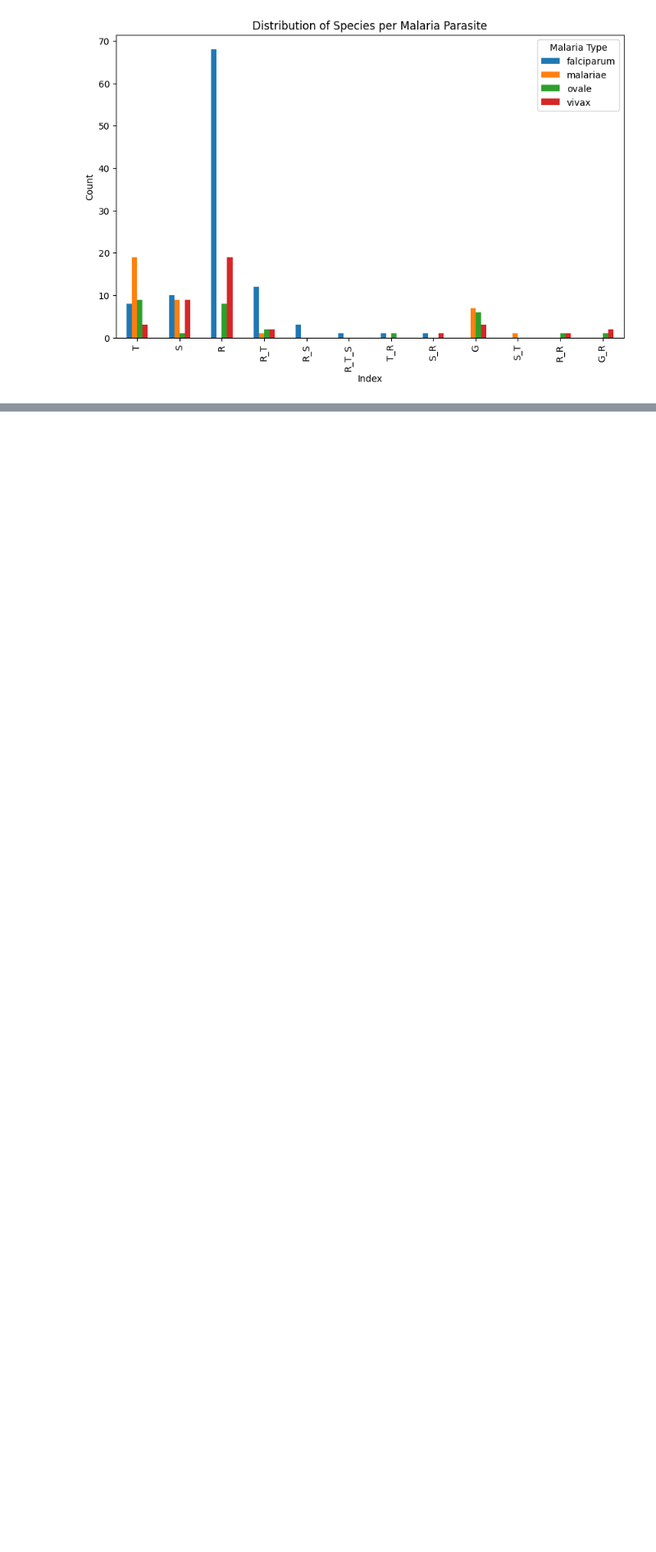
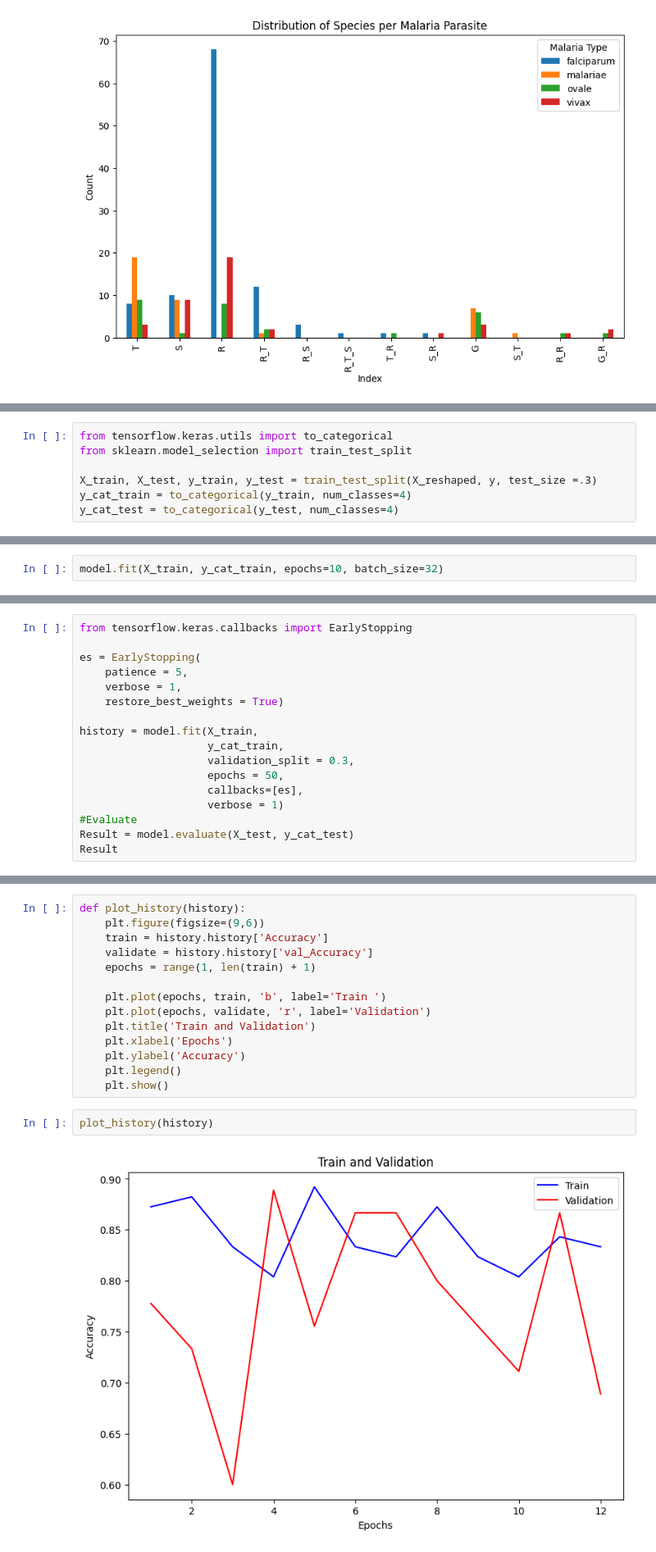
Before and after one commit to pmachado333/Malaria_Tracker, a Jupyter notebook: jupyter_notebook/kjetil_images.ipynb, the cells around one changed output, grey strips where cells are left out. Shown at 82% size. Drawn from its saved outputs; the diff is of its cells as text; blank space fills up the shorter version.

```diff
--- a/jupyter_notebook/kjetil_images.ipynb
+++ b/jupyter_notebook/kjetil_images.ipynb
@@ -142,0 +230,7 @@ plt.show()
+# %%
+from tensorflow.keras.utils import to_categorical
+from sklearn.model_selection import train_test_split
+
+X_train, X_test, y_train, y_test = train_test_split(X_reshaped, y, test_size =.3)
+y_cat_train = to_categorical(y_train, num_classes=4)
+y_cat_test = to_categorical(y_test, num_classes=4)
@@ -142,0 +250,2 @@ plt.show()
+# %%
+model.fit(X_train, y_cat_train, epochs=10, batch_size=32)
@@ -142,0 +274,17 @@ plt.show()
+# %%
+from tensorflow.keras.callbacks import EarlyStopping
+
+es = EarlyStopping(
+    patience = 5,
+    verbose = 1,
+    restore_best_weights = True)
+
+history = model.fit(X_train,
+                    y_cat_train,
+                    validation_split = 0.3,
+                    epochs = 50,
+                    callbacks=[es],
+                    verbose = 1)
+#Evaluate
+Result = model.evaluate(X_test, y_cat_test)
+Result
@@ -142,0 +310,18 @@ plt.show()
+# %%
+def plot_history(history):
+    plt.figure(figsize=(9,6))
+    train = history.history['Accuracy']
+    validate = history.history['val_Accuracy']
+    epochs = range(1, len(train) + 1)
+
+    plt.plot(epochs, train, 'b', label='Train ')
+    plt.plot(epochs, validate, 'r', label='Validation')
+    plt.title('Train and Validation')
+    plt.xlabel('Epochs')
+    plt.ylabel('Accuracy')
+    plt.legend()
+    plt.show()
+# %%
+plot_history(history)
+# %% [output]
+[figure, added]
```
Also changed, not shown: parts of 24 cells of this notebook.
